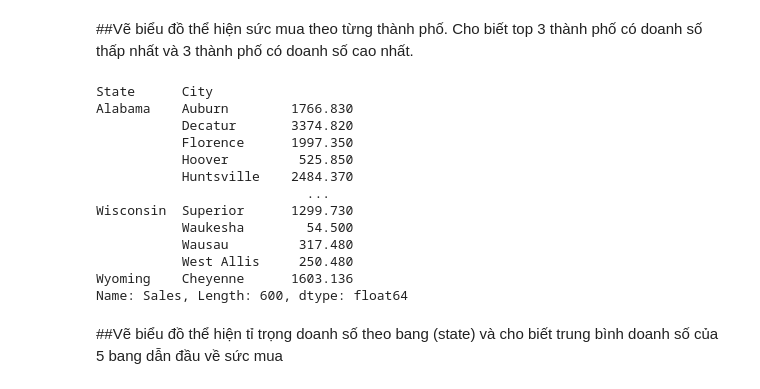
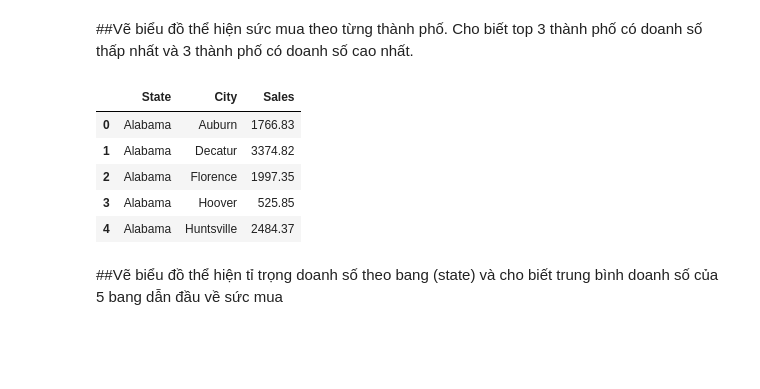
Before and after one commit to HienNguyenMinh/PythonAssignment, a Jupyter notebook: BaiTap4_Assignment.ipynb, the cells around one changed output. Cells and saved outputs as stored; diff of their text form; code cells hidden in the pictures; blank space fills up the shorter version.

```diff
--- a/BaiTap4_Assignment.ipynb
+++ b/BaiTap4_Assignment.ipynb
@@ -362,22 +362,16 @@ plt.show()
 # %% [markdown]
 ##Vẽ biểu đồ thể hiện sức mua theo từng thành phố. Cho biết top 3 thành phố có doanh số thấp nhất và 3 thành phố có doanh số cao nhất.
 # %%
-sales = train_df.groupby(['State', 'City'])['Sales'].sum())
-sales
+sales_city = train_df.groupby(['State', 'City'])['Sales'].sum()
+sales = sales_city.to_frame().reset_index()
+sales.head()
 # %% [output]
-State      City
-Alabama    Auburn        1766.830
-           Decatur       3374.820
-           Florence      1997.350
-           Hoover         525.850
-           Huntsville    2484.370
-                           ...
-Wisconsin  Superior      1299.730
-           Waukesha        54.500
-           Wausau         317.480
-           West Allis     250.480
-Wyoming    Cheyenne      1603.136
-Name: Sales, Length: 600, dtype: float64
+|  | State | City | Sales |
+| 0 | Alabama | Auburn | 1766.83 |
+| 1 | Alabama | Decatur | 3374.82 |
+| 2 | Alabama | Florence | 1997.35 |
+| 3 | Alabama | Hoover | 525.85 |
+| 4 | Alabama | Huntsville | 2484.37 |
 # %%
 from plotly.subplots import make_subplots
 import plotly.graph_objects as go
```
